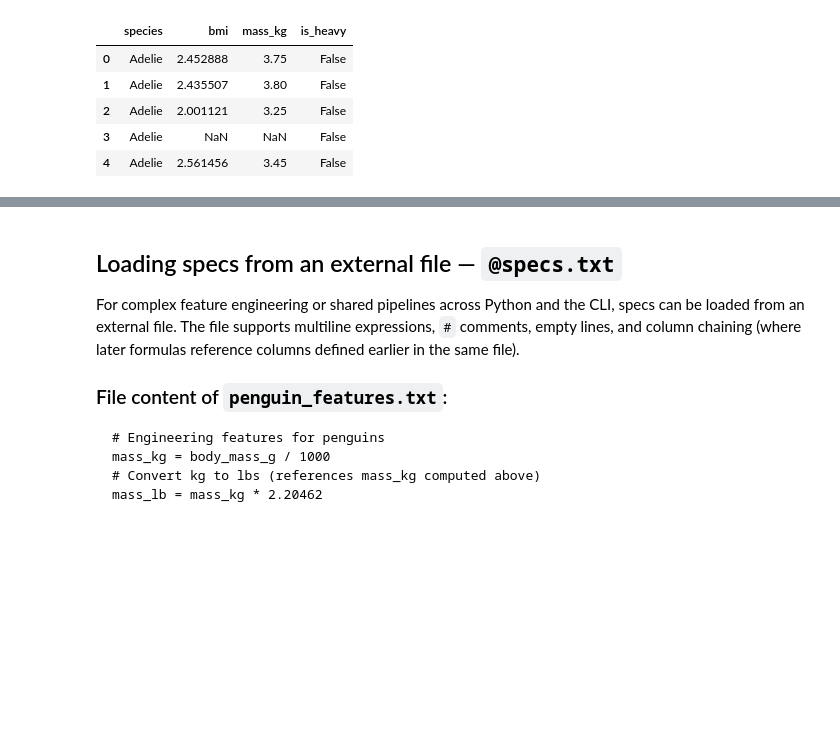
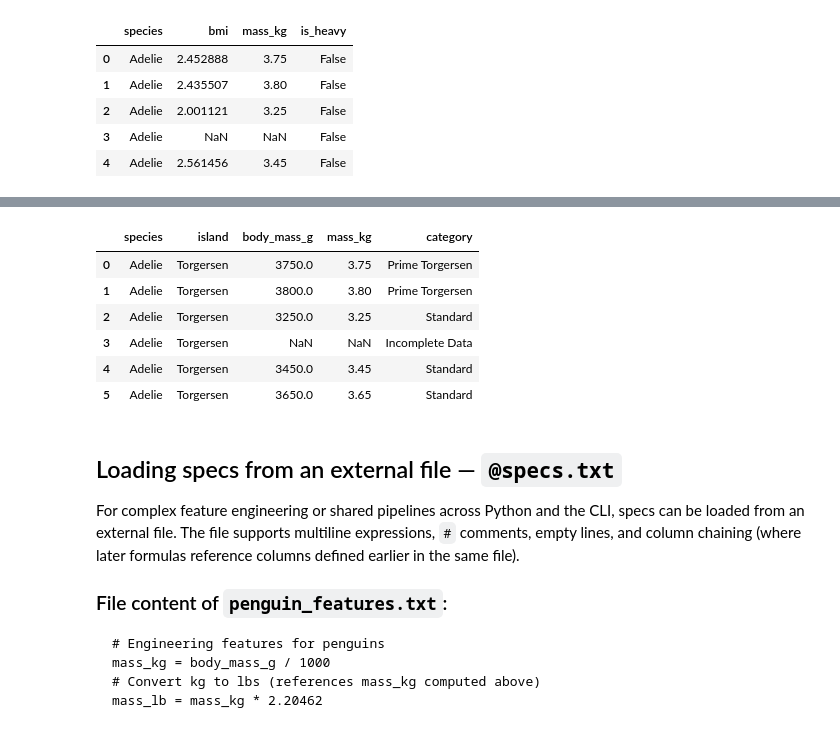
Before and after one commit to maddytae/pytae, a Jupyter notebook: docs/library/mutate.ipynb, the cells around one changed output, grey strips where cells are left out. Cells and saved outputs as stored; diff of their text form; code cells hidden in the pictures; blank space fills up the shorter version.

Commit message:
docs(mutate): add row-level lambda df.apply(func, axis=1) example to mutate.ipynb

```diff
--- a/docs/library/mutate.ipynb
+++ b/docs/library/mutate.ipynb
@@ -305,3 +311,31 @@ contacts.pt.mutate(preferred_contact="coalesce(mobile, home, work, 'N/A')")
+# %%
+def classify_penguin(row):
+    if pd.isna(row["mass_kg"]):
+        return "Incomplete Data"
+    if row["species"] == "Gentoo" and row["mass_kg"] > 5.0:
+        return "Giant Gentoo"
+    elif row["island"] == "Torgersen" and row["mass_kg"] > 3.7:
+        return "Prime Torgersen"
+    else:
+        return "Standard"
+
+(
+    penguins
+    .pt.mutate(
+        mass_kg="body_mass_g / 1000",
+        category=lambda df: df.apply(classify_penguin, axis=1),
+    )
+    .pt.select("species", "island", "body_mass_g", "mass_kg", "category")
+    .head(6)
+)
+# %% [output]
+|  | species | island | body_mass_g | mass_kg | category |
+| 0 | Adelie | Torgersen | 3750.0 | 3.75 | Prime Torgersen |
+| 1 | Adelie | Torgersen | 3800.0 | 3.80 | Prime Torgersen |
+| 2 | Adelie | Torgersen | 3250.0 | 3.25 | Standard |
+| 3 | Adelie | Torgersen | NaN | NaN | Incomplete Data |
+| 4 | Adelie | Torgersen | 3450.0 | 3.45 | Standard |
+| 5 | Adelie | Torgersen | 3650.0 | 3.65 | Standard |
 # %% [markdown]
 ## Loading specs from an external file — `@specs.txt`
 For complex feature engineering or shared pipelines across Python and the CLI, specs can be loaded from an external file. The file supports multiline expressions, `#` comments, empty lines, and column chaining (where later formulas reference columns defined earlier in the same file).
```
Also changed, not shown: parts of 12 cells of this notebook, 8 other files.
